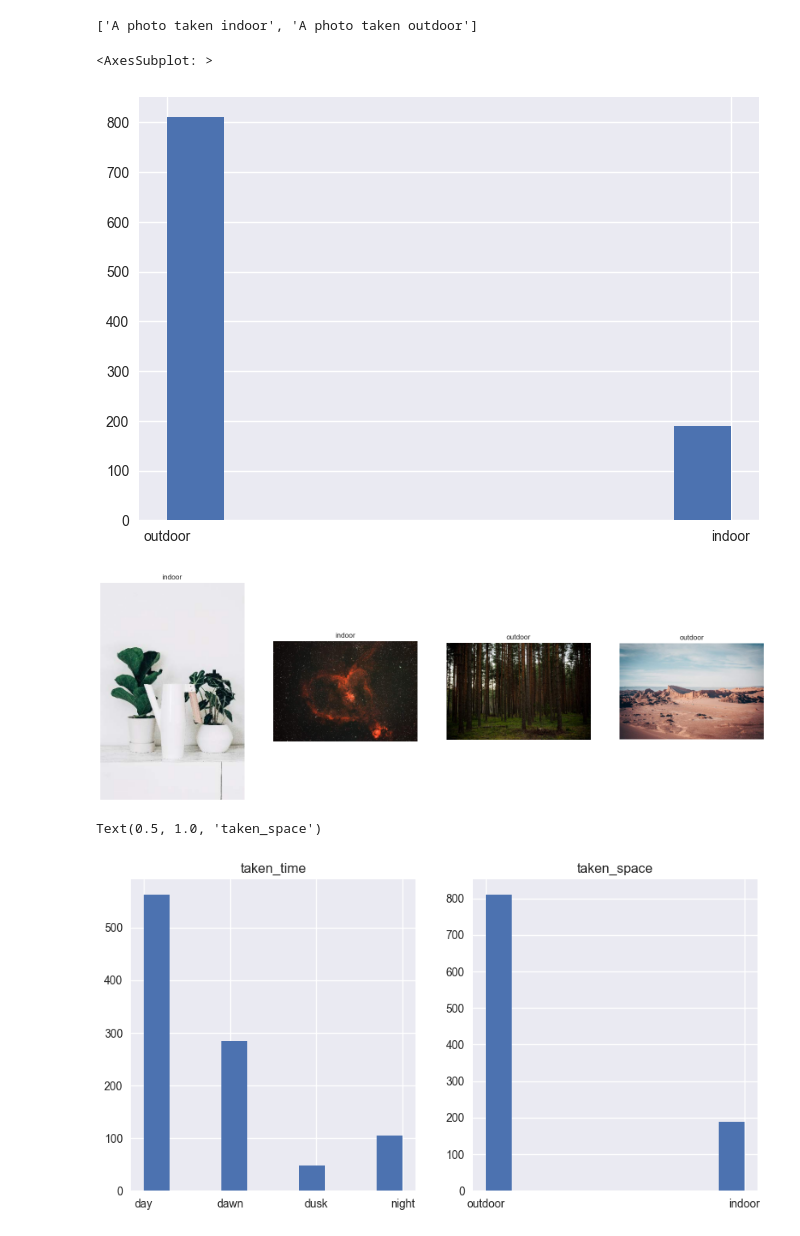
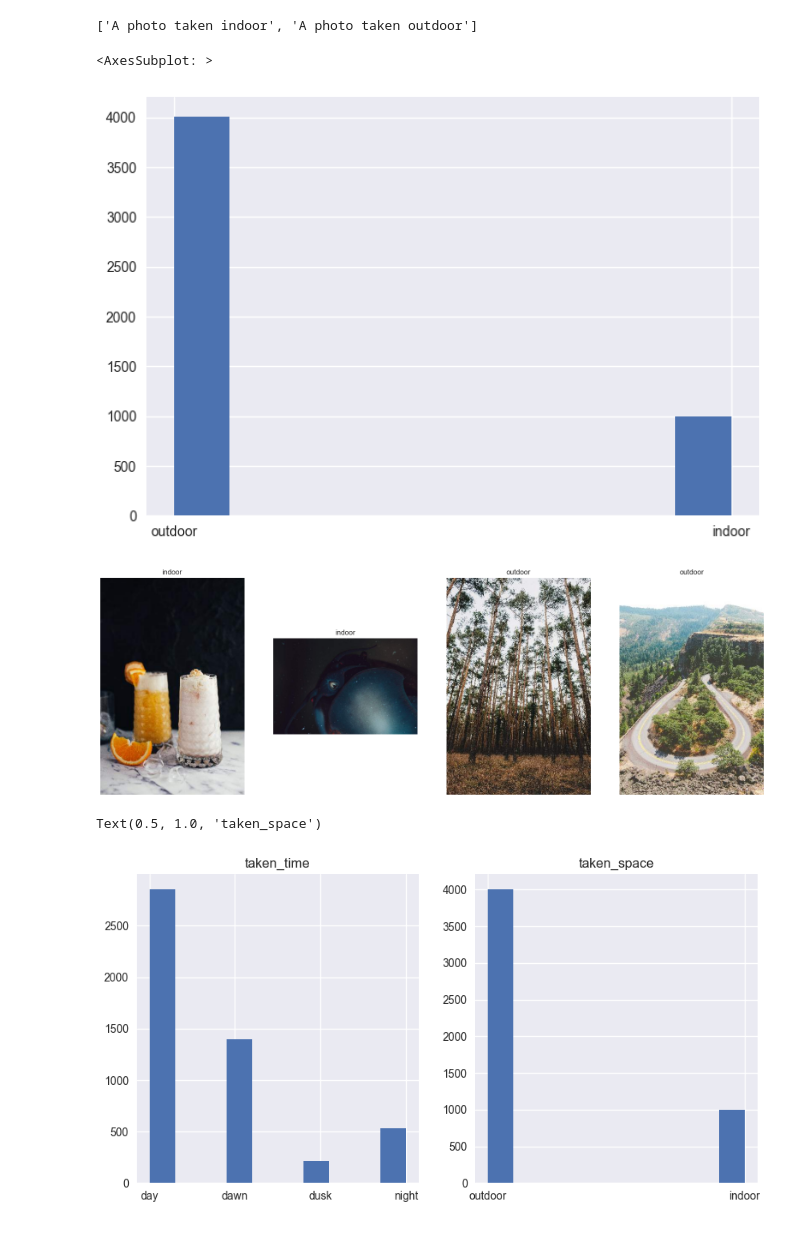
Before and after one commit to harrywang/clip-tasks, a Jupyter notebook: clip-img-cls.ipynb, the cells around one changed output. Cells and saved outputs as stored; diff of their text form; code cells hidden in the pictures.

Commit message:
added 5k results

```diff
--- a/clip-img-cls.ipynb
+++ b/clip-img-cls.ipynb
@@ -65,7 +78,5 @@ This photo is classified as taken at dawn.
 # %%
-# zero-shot classification for 1k images
-photos = pd.read_csv('photos-1k.csv')
-
+# zero-shot classification for 1k/5k images
 results = []
 
 # zero-shot classification for one image
@@ -83,7 +94,7 @@ for i in tqdm(range(0, total_photos, BATCH_SIZE)):
     # preprocess the images by batch
     images = [
         preprocess(
-            Image.open(f'./1k-compressed/{img_id}.jpg')
+            Image.open(f'./'+ img_folder + f'/{img_id}.jpg')
         ) for img_id in photos['photo_id'][i:i+BATCH_SIZE]
     ]
 
@@ -108,13 +119,10 @@ predictions = get_labels(choices)  # an array
 #print(predictions[:10])  # see the first 10
 
 # save the dataframe to csv
-
-if os.path.exists('photos-1k-pred.csv'):  # skip processed images
-    photos = pd.read_csv('photos-1k-pred.csv')
-
-# add the classification results to the dataframe
-photos['taken_time'] = predictions
-photos.to_csv('photos-1k-pred.csv', index=False)
+if not os.path.exists(pred_csv):  # skip if images had been processed
+    # add the classification results to the dataframe
+    photos['taken_time'] = predictions
+    photos.to_csv(pred_csv, index=False)
 # %% [output]
 ['A photo taken at dawn', 'A photo taken at day', 'A photo taken at dusk', 'A photo taken at night']
 # %%
@@ -130,13 +138,13 @@ photos_pred.taken_time.hist()
 # random verify the result
 # sample one for each cls: dusk, day, dawn, night
 
-photos_pred = pd.read_csv('photos-1k-pred.csv')
+photos_pred = pd.read_csv(pred_csv)
 samples = photos_pred.groupby('taken_time').sample(1)
 
 ids = list(samples.photo_id)
 labels = list(samples.taken_time)
 total_photos = len(ids)
-sample_photos = [f'./1k-compressed/'+ idx + '.jpg' for idx in ids]
+sample_photos = [f'./' + img_folder + '/' + idx + '.jpg' for idx in ids]
 
 # display the result horizontally
 fig = figure(figsize=(20, 80))
@@ -152,6 +161,5 @@ for i in range(total_photos):
 # %%
-# another example: zero-shot classification for 1k images
-photos = pd.read_csv('photos-1k.csv')
+# another example: zero-shot classification for 1k/5k images
 
 results = []
 
@@ -170,7 +178,7 @@ for i in tqdm(range(0, total_photos, BATCH_SIZE)):
     # preprocess the images by batch
     images = [
         preprocess(
-            Image.open(f'./1k-compressed/{img_id}.jpg')
+            Image.open(f'./' + img_folder+ f'/{img_id}.jpg')
         ) for img_id in photos['photo_id'][i:i+BATCH_SIZE]
     ]
 
@@ -194,47 +202,45 @@ predictions = get_labels(choices)  # an array
 #print(len(predictions))  # total 1000 predictions
 #print(predictions[:10])  # see the first 10
 
-if os.path.exists('photos-1k-pred.csv'):  # skip processed images
-    photos = pd.read_csv('photos-1k-pred.csv')
-
-# add the classification results to the dataframe
-photos['taken_space'] = predictions
-photos.to_csv('photos-1k-pred.csv', index=False)
+if not os.path.exists(pred_csv):  # skip if images had been processed
+    # add the classification results to the dataframe
+    photos['taken_space'] = predictions
+    photos.to_csv(pred_csv, index=False)
 # %% [output]
 ['A photo taken indoor', 'A photo taken outdoor']
 # %%
 # random verify the indoor/outdoor classification
 
-photos_pred = pd.read_csv('photos-1k-pred.csv')
+photos_pred = pd.read_csv(pred_csv)
 photos_pred.taken_space.hist()
 # %% [output]
 <AxesSubplot: >
-[figure, old version]
+[figure, new version]
 # %%
 # random verify the result
 # sample two for each cls: dusk, day, dawn, night
 
-photos_pred = pd.read_csv('photos-1k-pred.csv')
+photos_pred = pd.read_csv(pred_csv)
 samples = photos_pred.groupby('taken_space').sample(2)
 
 ids = list(samples.photo_id)
 labels = list(samples.taken_space)
 total_photos = len(ids)
-sample_photos = [f'./1k-compressed/'+ idx + '.jpg' for idx in ids]
+sample_photos = [f'./' + img_folder+ '/'+ idx + '.jpg' for idx in ids]
 
 # display the result horizontally
 fig = figure(figsize=(20, 80))
 
 for i in range(total_photos):
     ax = fig.add_subplot(1, total_photos, i+1)
     image = imread(sample_photos[i])
     imshow(image)
     ax.set_title(labels[i])
     axis('off')
 # %% [output]
-[figure, old version]
+[figure, new version]
 # %%
-photos_pred = pd.read_csv('photos-1k-pred.csv')
+photos_pred = pd.read_csv(pred_csv)
 
 fig, ax = plt.subplots(1, 2, figsize=(10, 5))
 
@@ -244,4 +250,4 @@ ax[0].set_title('taken_time')
 ax[1].set_title('taken_space')
 # %% [output]
 Text(0.5, 1.0, 'taken_space')
-[figure, old version]
+[figure, new version]
```
Also changed, not shown: parts of 3 cells of this notebook, 2 other files.
